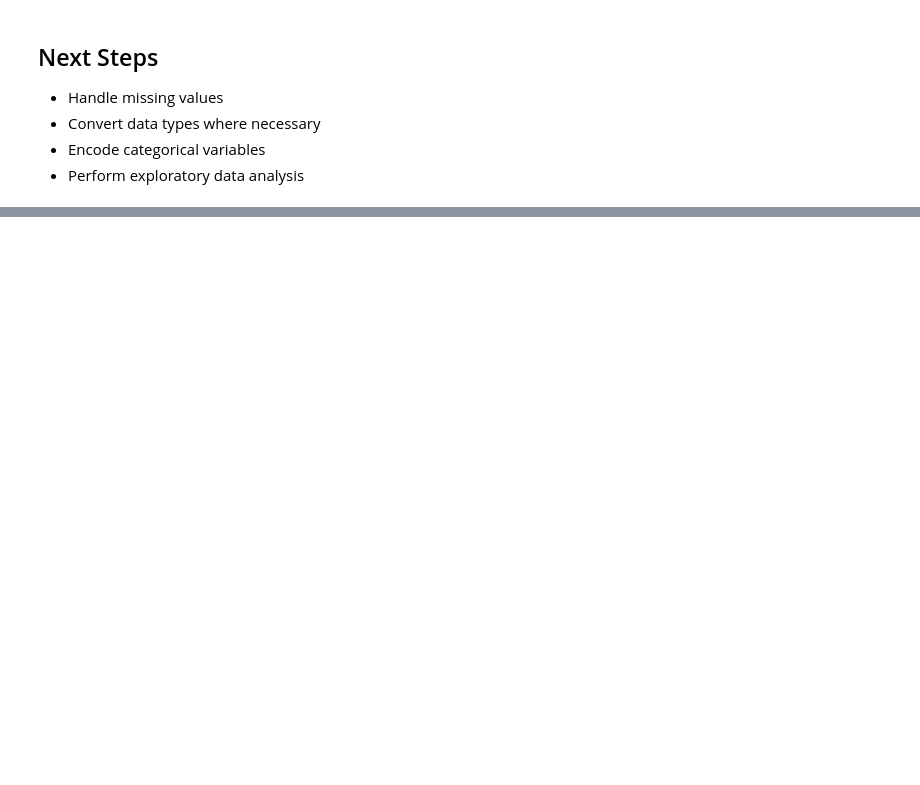
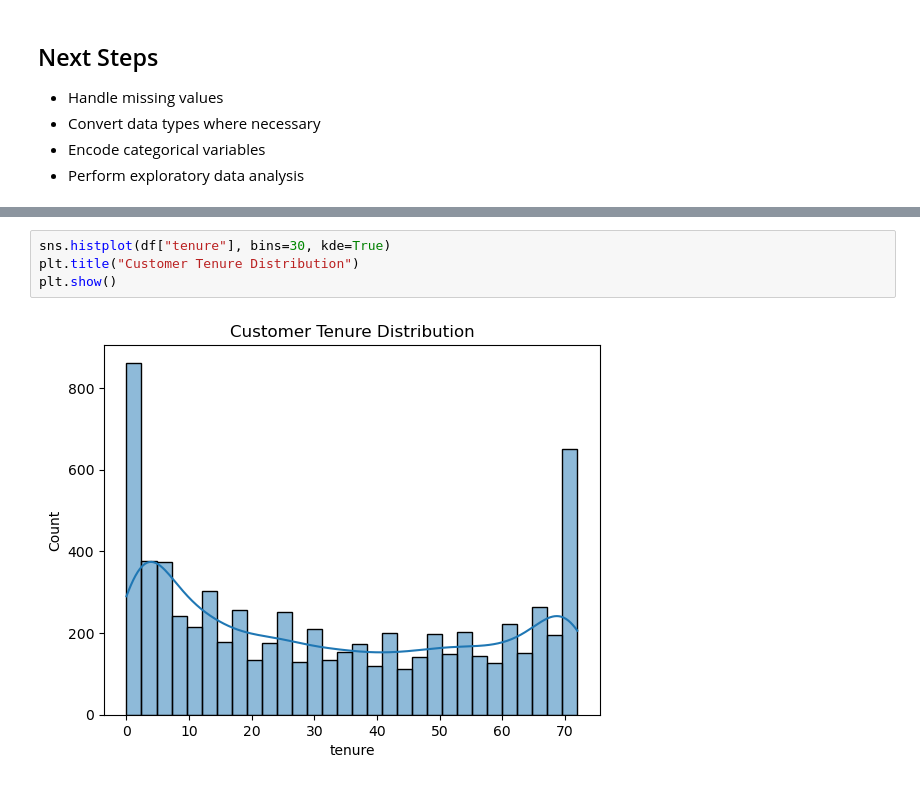
Before and after one commit to Kumud2k16/ml-data-preparation-project, a Jupyter notebook: notebooks/01_data_preparation_and_eda.ipynb, the cells around one changed output, grey strips where cells are left out. Cells and saved outputs as stored; diff of their text form; blank space fills up the shorter version.

```diff
--- a/notebooks/01_data_preparation_and_eda.ipynb
+++ b/notebooks/01_data_preparation_and_eda.ipynb
@@ -53,0 +139,6 @@ df.duplicated().sum()
+# %%
+sns.histplot(df["tenure"], bins=30, kde=True)
+plt.title("Customer Tenure Distribution")
+plt.show()
+# %% [output]
+[figure, added]
```
Also changed, not shown: parts of 28 cells of this notebook, 2 other files.
